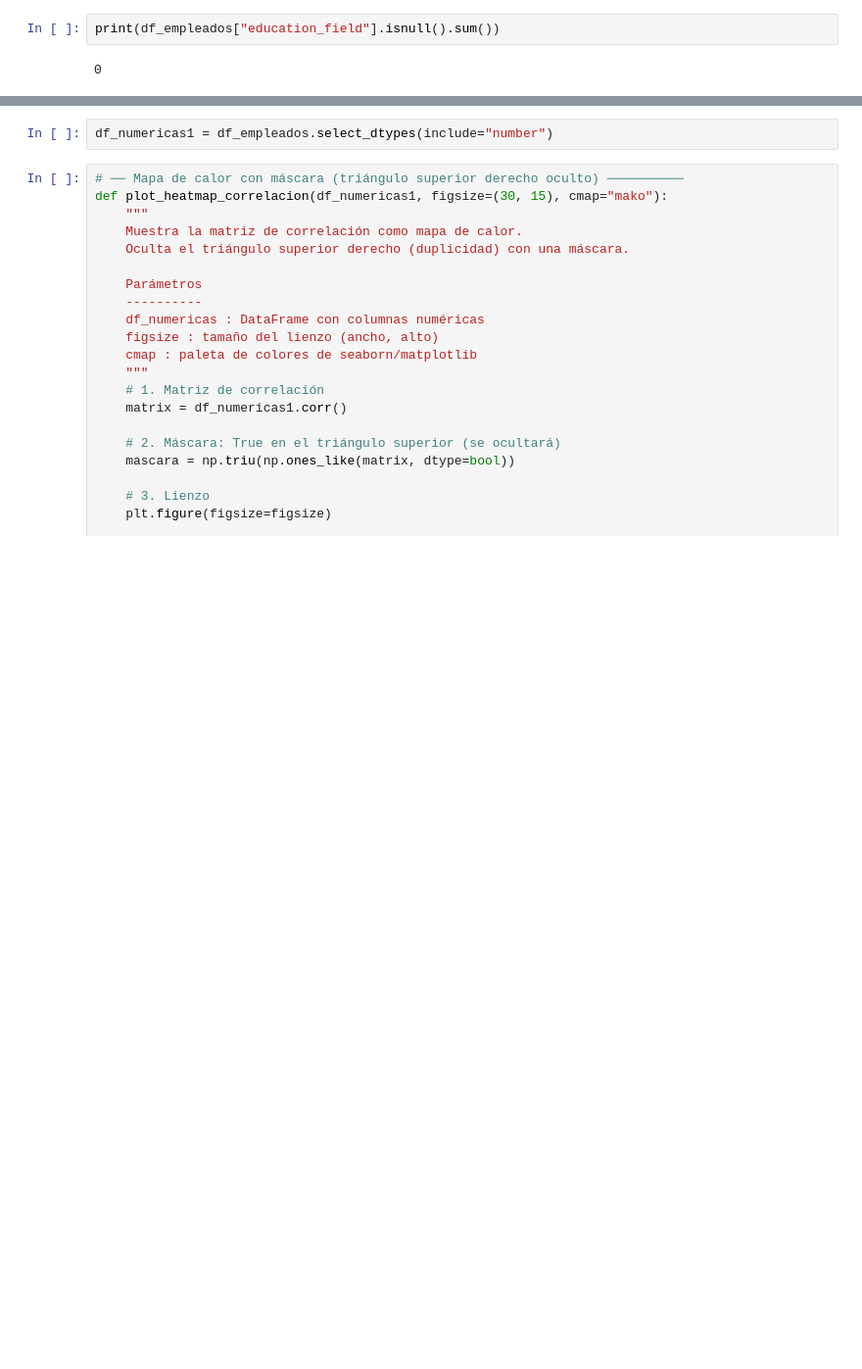
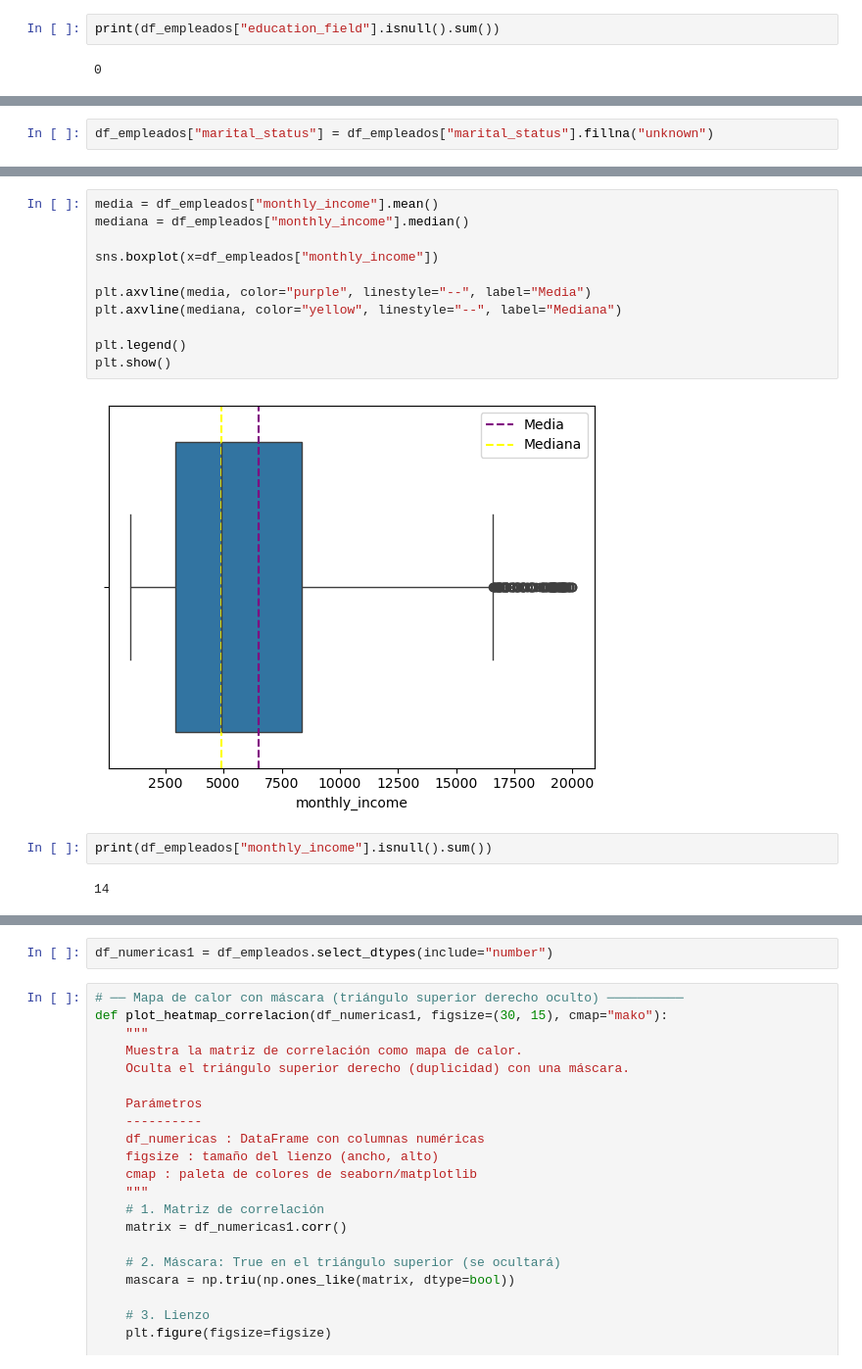
Before and after one commit to Adalab/proyecto-da-promo-63-modulo-3-team3, a Jupyter notebook: limpieza_abc.ipynb, the cells around one changed output, grey strips where cells are left out. Shown at 98% size. Cells and saved outputs as stored; diff of their text form; blank space fills up the shorter version.

```diff
--- a/limpieza_abc.ipynb
+++ b/limpieza_abc.ipynb
@@ -578,0 +648,2 @@ print(df_empleados["education_field"].isnull().sum())
+# %%
+df_empleados["marital_status"] = df_empleados["marital_status"].fillna("unknown")
@@ -578,0 +668,17 @@ print(df_empleados["education_field"].isnull().sum())
+# %%
+media = df_empleados["monthly_income"].mean()
+mediana = df_empleados["monthly_income"].median()
+
+sns.boxplot(x=df_empleados["monthly_income"])
+
+plt.axvline(media, color="purple", linestyle="--", label="Media")
+plt.axvline(mediana, color="yellow", linestyle="--", label="Mediana")
+
+plt.legend()
+plt.show()
+# %% [output]
+[figure, added]
+# %%
+print(df_empleados["monthly_income"].isnull().sum())
+# %% [output]
+14
```
Also changed, not shown: parts of 56 cells of this notebook.
